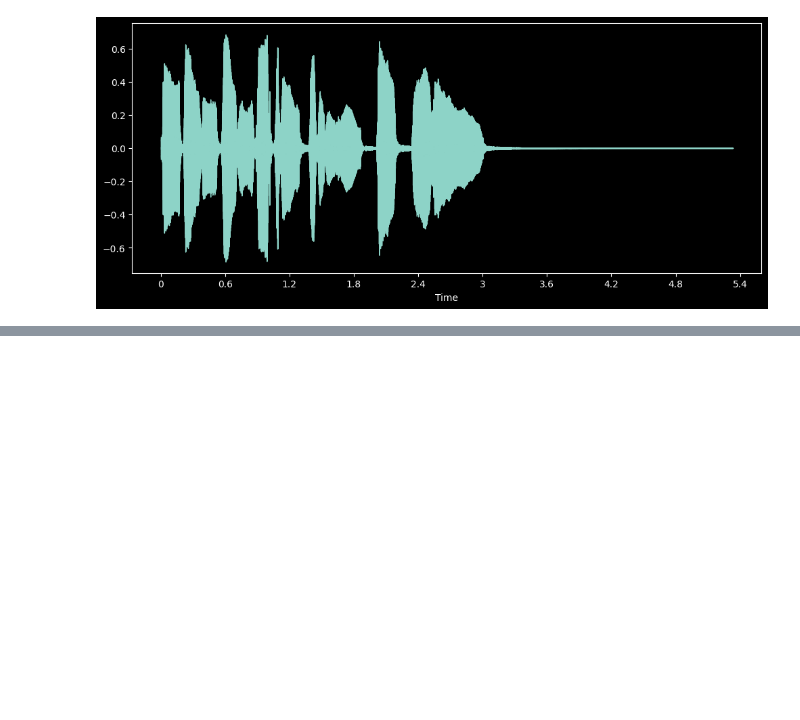
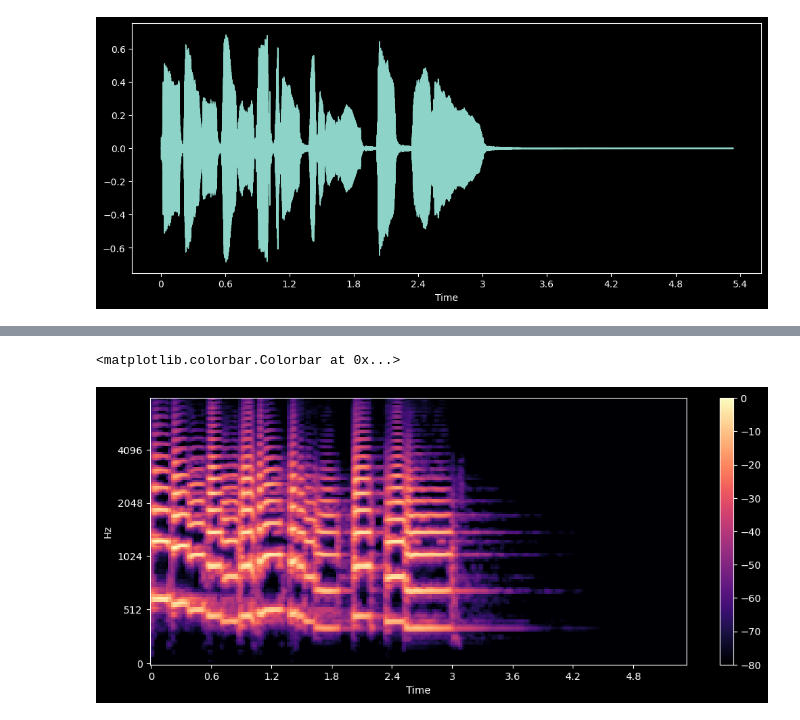
Before and after one commit to tenkara/HF-Audio, a Jupyter notebook: 1-working-with-audio-data/1-intro.ipynb, the cells around one changed output, grey strips where cells are left out. Drawn from its saved outputs; the diff is of its cells as text; code cells hidden in the pictures; blank space fills up the shorter version.

```diff
--- a/1-working-with-audio-data/1-intro.ipynb
+++ b/1-working-with-audio-data/1-intro.ipynb
@@ -62,0 +110,11 @@ librosa.display.waveshow(array, sr=sampling_rate)
+# %%
+# Mel spectrogram shows the lower frequencies more clearly than the higher frequencies just like the sensitivity of the human ear
+S = librosa.feature.melspectrogram(y=array, sr=sampling_rate, n_mels=128, fmax=8000)
+S_dB = librosa.power_to_db(S, ref=np.max)
+
+plt.figure().set_figwidth(12)
+librosa.display.specshow(S_dB, x_axis="time", y_axis="mel", sr=sampling_rate, fmax=8000)
+plt.colorbar()
+# %% [output]
+<matplotlib.colorbar.Colorbar at 0x...>
+[figure, added]
```
Also changed, not shown: parts of 4 cells of this notebook.
